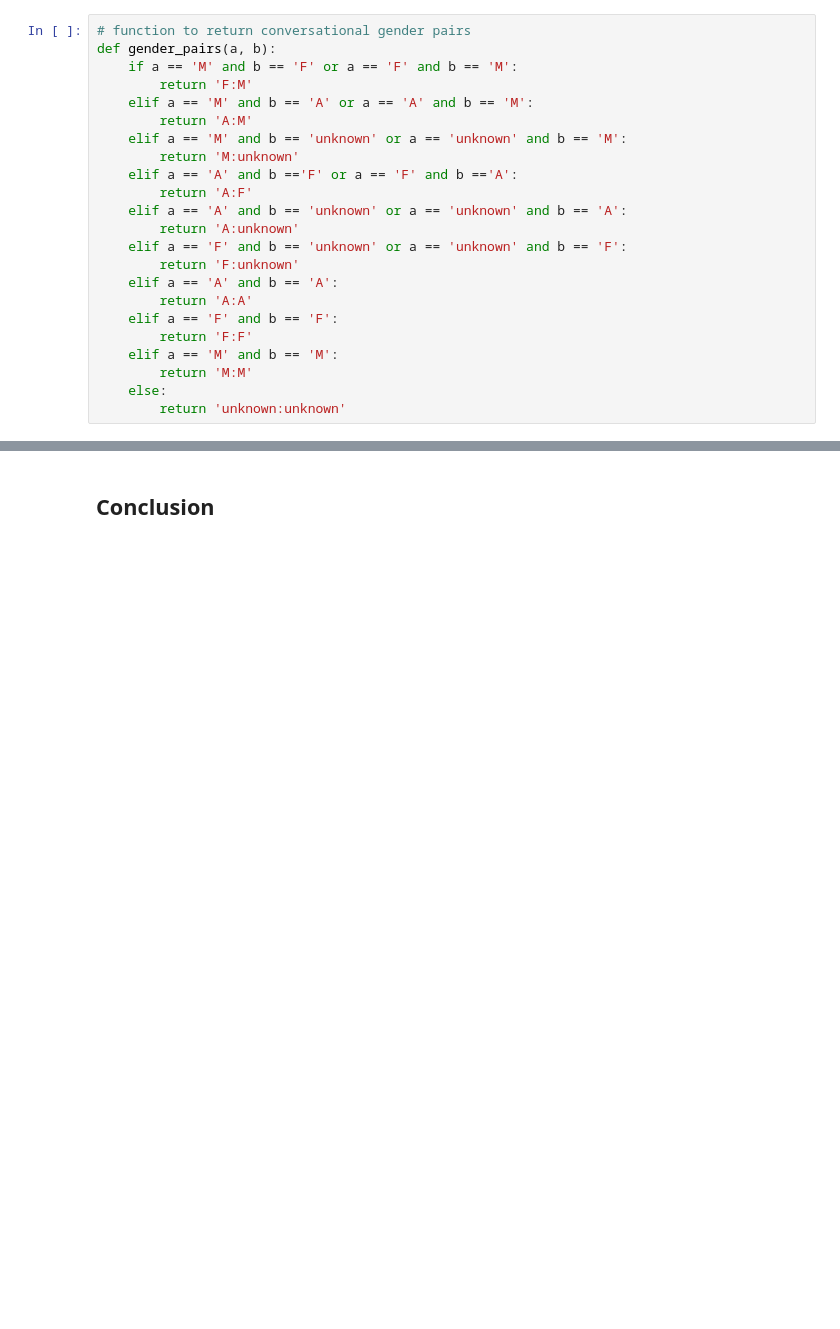
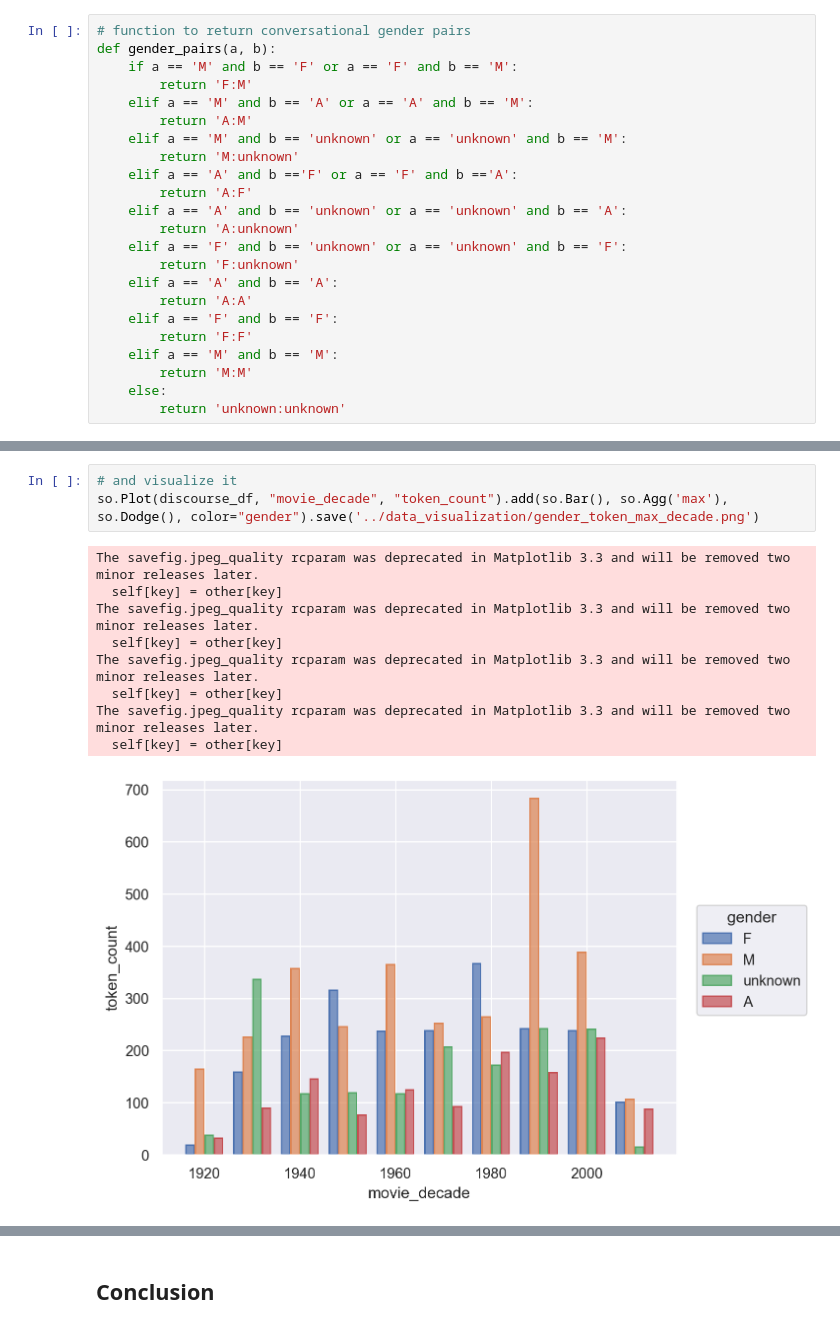
Before and after one commit to Data-Science-for-Linguists-2023/Movie-Gender-Dialogue-Analysis, a Jupyter notebook: analysis_notebooks/Discourse_Analysis.ipynb, the cells around one changed output, grey strips where cells are left out. Cells and saved outputs as stored; diff of their text form; blank space fills up the shorter version.

```diff
--- a/analysis_notebooks/Discourse_Analysis.ipynb
+++ b/analysis_notebooks/Discourse_Analysis.ipynb
@@ -84,0 +387,13 @@ plt.show()
+# %%
+# and visualize it
+so.Plot(discourse_df, "movie_decade", "token_count").add(so.Bar(), so.Agg('max'), so.Dodge(), color="gender").save('../data_visualization/gender_token_max_decade.png')
+# %% [output]
+The savefig.jpeg_quality rcparam was deprecated in Matplotlib 3.3 and will be removed two minor releases later.
+  self[key] = other[key]
+The savefig.jpeg_quality rcparam was deprecated in Matplotlib 3.3 and will be removed two minor releases later.
+  self[key] = other[key]
+The savefig.jpeg_quality rcparam was deprecated in Matplotlib 3.3 and will be removed two minor releases later.
+  self[key] = other[key]
+The savefig.jpeg_quality rcparam was deprecated in Matplotlib 3.3 and will be removed two minor releases later.
+  self[key] = other[key]
+[figure, added]
```
Also changed, not shown: parts of 77 cells of this notebook.
